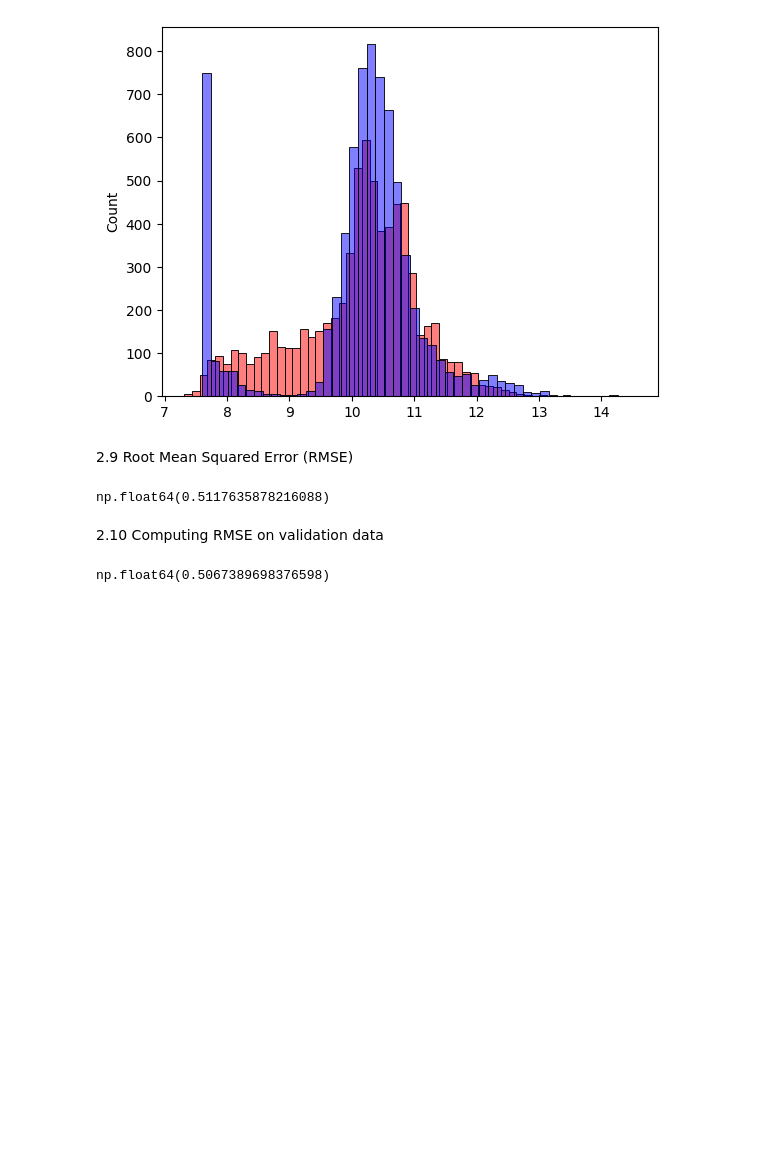
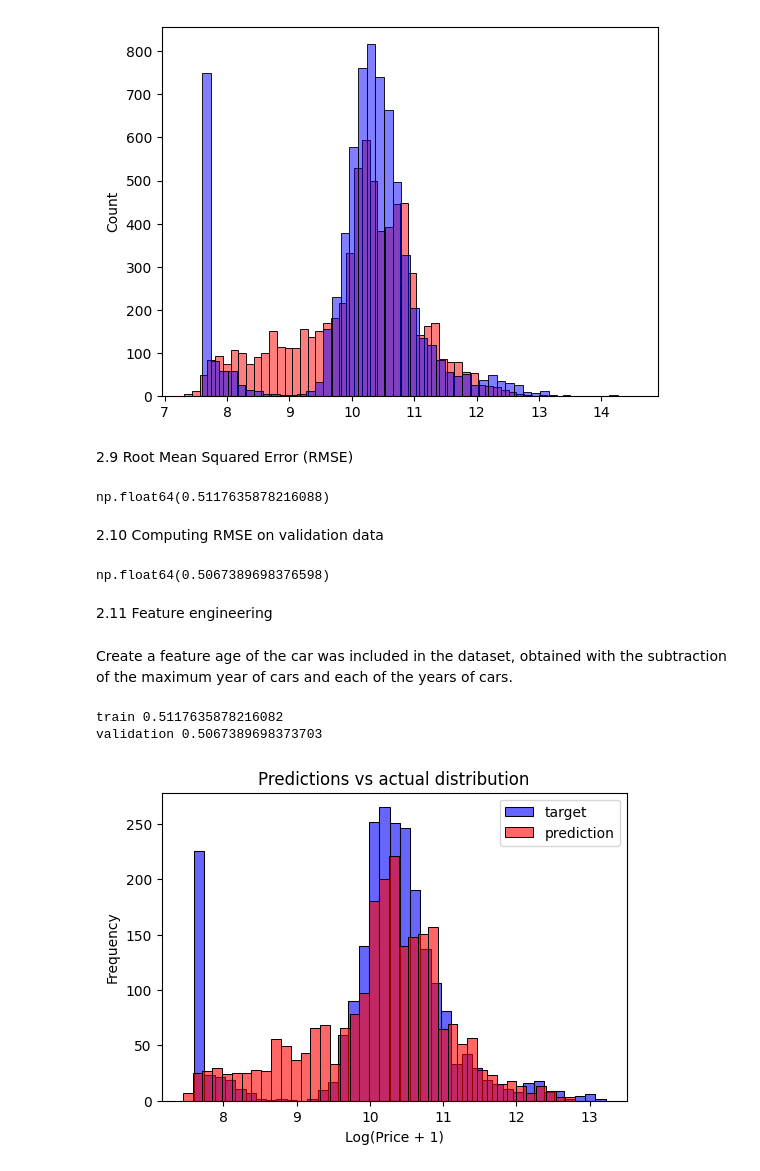
Before and after one commit to GonzalezMada/machine-learning-zoomcamp2025-homework, a Jupyter notebook: 02-Car_Price_Prediction_using_Regression/carprice.ipynb, the cells around one changed output. Cells and saved outputs as stored; diff of their text form; code cells hidden in the pictures; blank space fills up the shorter version.

Commit message:
Simple Feature engineering

```diff
--- a/02-Car_Price_Prediction_using_Regression/carprice.ipynb
+++ b/02-Car_Price_Prediction_using_Regression/carprice.ipynb
@@ -373,3 +373,51 @@ y_val_predict= X_val.dot(w) + b
 rmse(y_val_predict, y_val)
 # %% [output]
 np.float64(0.5067389698376598)
+# %% [markdown]
+2.11 Feature engineering
+# %% [markdown]
+Create a feature age of the car was included in the dataset, obtained with the subtraction of the maximum year of cars and each of the years of cars.
+# %%
+df_train.year.max()
+def prepare_X(df):
+    df = df.copy()
+    features = base.copy()
+    features.remove('year')
+
+    df['age']= df.year.max() - df.year
+
+    features.append('age')
+
+    df_num = df[features]
+    df_num = df_num.fillna(df_num.mean())  # Fill NaN with column mean
+    X = df_num.values
+    return X
+# %%
+X_train = prepare_X(df_train)
+b, w = train_linear_regression(X_train, y_train)
+
+y_pred = b + X_train.dot(w)
+print('train', rmse(y_train, y_pred))
+
+X_val = prepare_X(df_val)
+y_val_pred = b + X_val.dot(w)
+print('validation', rmse(y_val, y_val_pred))
+# %% [output]
+train 0.5117635878216082
+validation 0.5067389698373703
+# %%
+plt.figure(figsize=(6, 4))
+
+
+sns.histplot(y_val, label='target', color='blue', alpha=0.6, bins=40)
+sns.histplot(y_val_pred, label='prediction', color='red', alpha=0.6, bins=40)
+
+plt.legend()
+
+plt.ylabel('Frequency')
+plt.xlabel('Log(Price + 1)')
+plt.title('Predictions vs actual distribution')
+
+plt.show()
+# %% [output]
+[figure, added]
```
